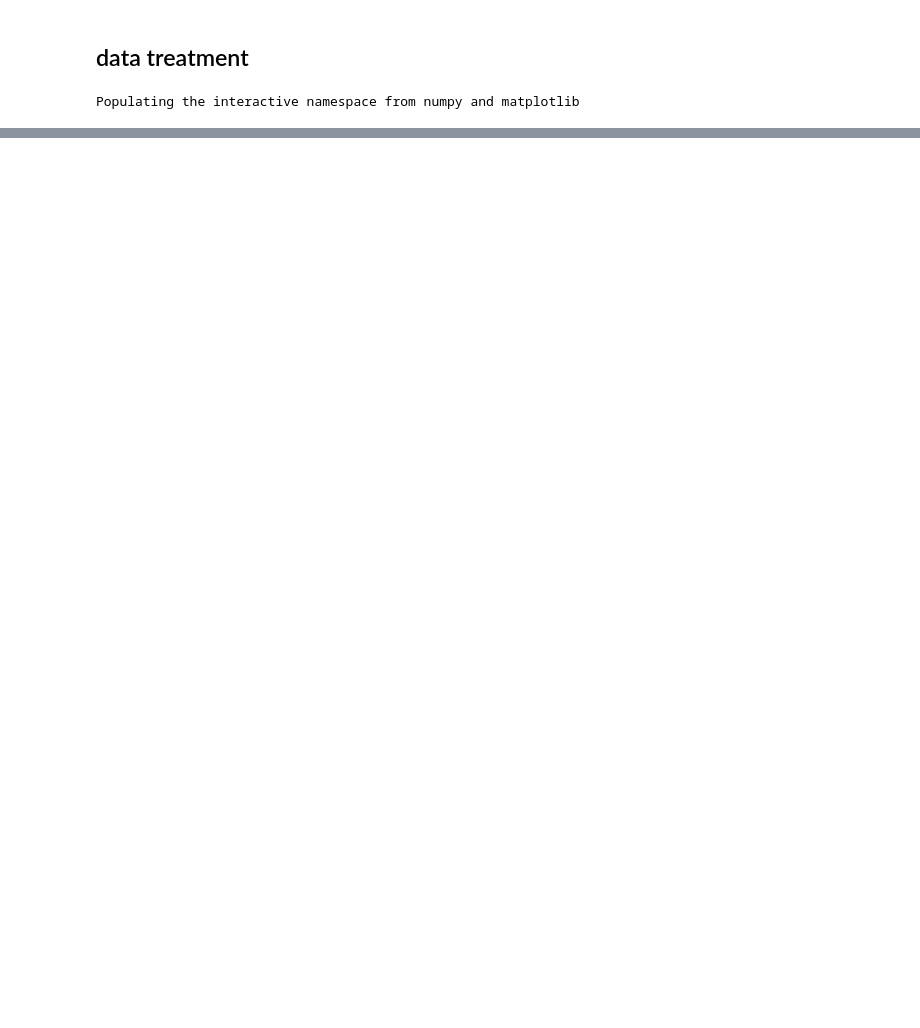
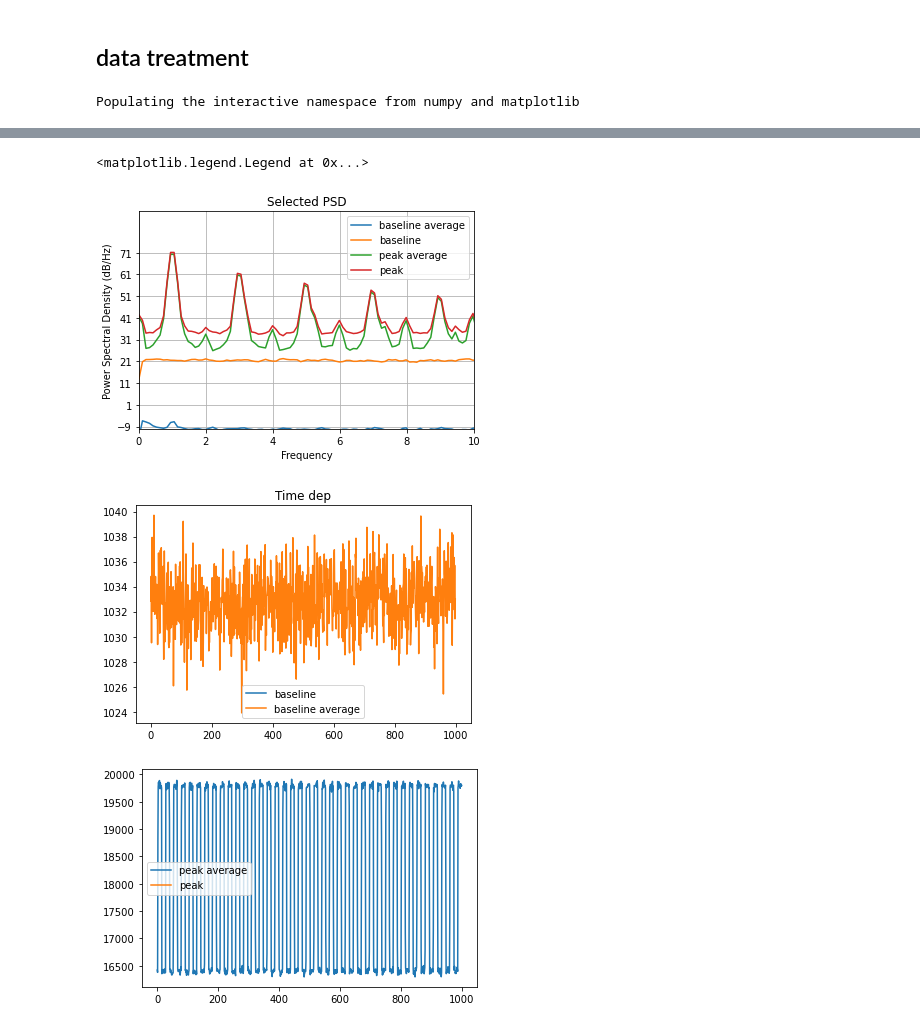
Before and after one commit to Bruyant/MChD-python, a Jupyter notebook: src/mchd_python/Demod.ipynb, the cells around one changed output, grey strips where cells are left out. Drawn from its saved outputs; the diff is of its cells as text; code cells hidden in the pictures; blank space fills up the shorter version.

```diff
--- a/src/mchd_python/Demod.ipynb
+++ b/src/mchd_python/Demod.ipynb
@@ -25,3 +37,33 @@ plot(argmax(res[:,0]),max(res[:,0]),'bo')
+# %%
+psd(1/2*(mean(res[:500],axis=0)
+        # +        mean(res[2000:,:],axis=0)
+        )
+    ,Fs=Fs, label='baseline average', detrend='mean');
+psd(mean(res[0:1,:],axis=0),Fs=Fs,
+    label='baseline', detrend='mean');
+psd(mean(res[830:850,:],axis=0),Fs=Fs,
+    label='peak average', detrend='mean');
+
+psd(mean(res[842:843,:],axis=0),Fs=Fs
+    , detrend='mean',label='peak');
+legend()
+title('Selected PSD')
+xlim(0,10)
+ylim(-10,90)
+figure()
+title('Time dep')
+plot(mean(res[0,:1000],axis=0),label='baseline')
+plot(mean(res[0:600,:1000],axis=0),label='baseline average')
+legend()
+figure()
+plot(mean(res[830:850,:1000],axis=0),label='peak average')
+plot(mean(res[842,:1000],axis=0),label='peak')
+legend()
+# %% [output]
+<matplotlib.legend.Legend at 0x...>
+[figure, added]
+[figure, added]
+[figure, added]
 # %%
 %timeit mean(res*(ttlin-1),axis=1)
 # %% [output]
```
Also changed, not shown: parts of 14 cells of this notebook.
